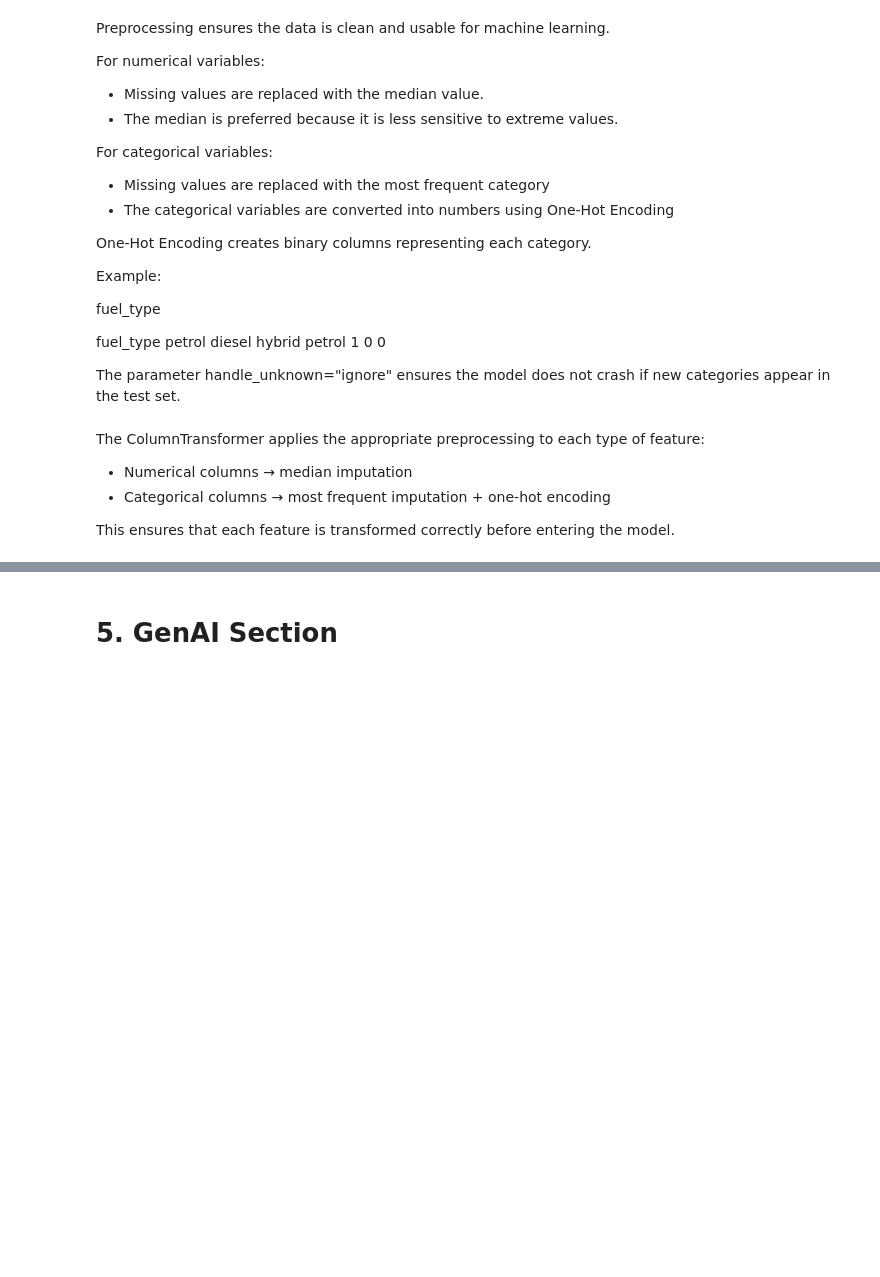
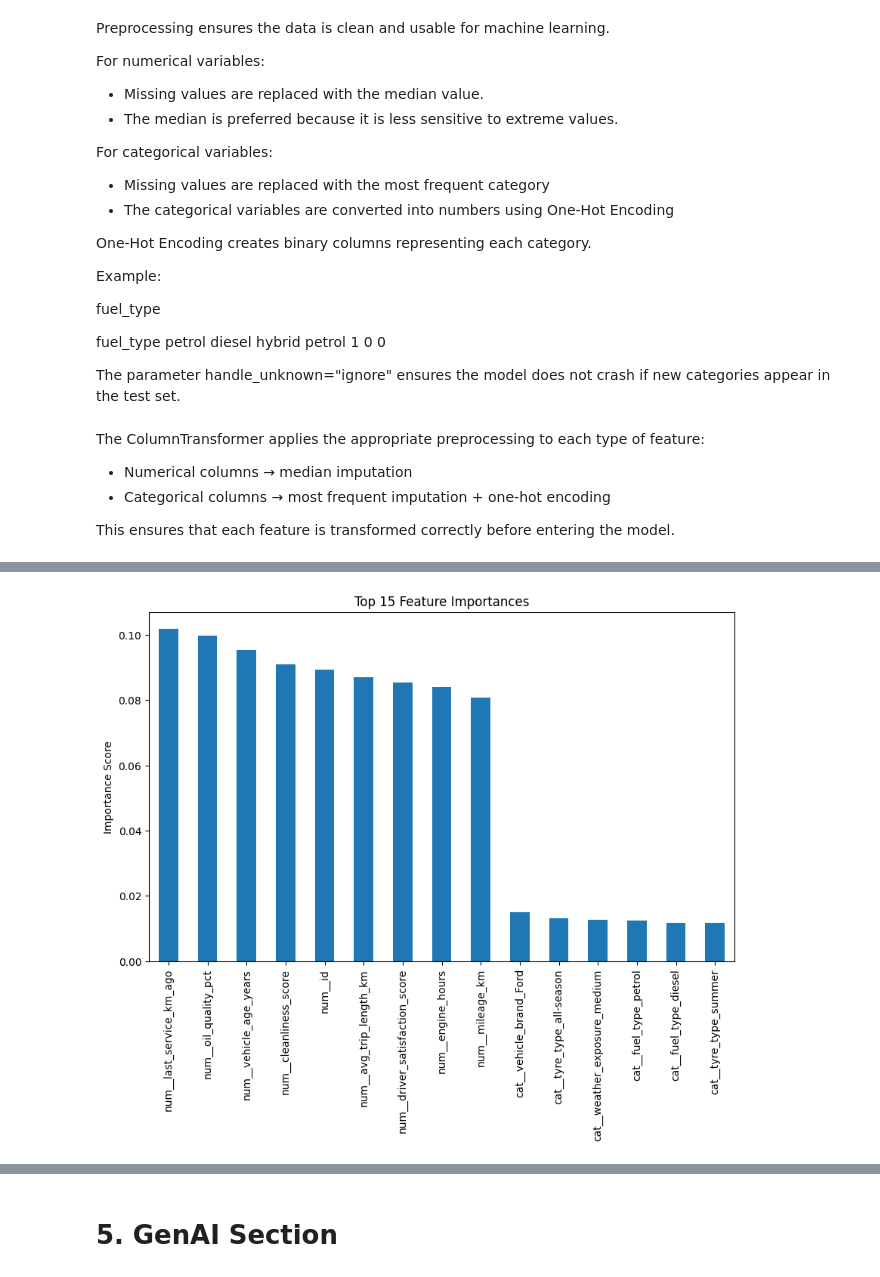
Before and after one commit to mariamhubi/Machine-learning-ML-project, a Jupyter notebook: car-breakdown-prediction/CarBreakdownPrediction.ipynb, the cells around one changed output, grey strips where cells are left out. Saved outputs shown, nothing was run; the diff lists cells and outputs as text; code cells hidden in the pictures; blank space fills up the shorter version.

```diff
--- a/car-breakdown-prediction/CarBreakdownPrediction.ipynb
+++ b/car-breakdown-prediction/CarBreakdownPrediction.ipynb
@@ -522,0 +519,13 @@ submission.head()
+# %%
+importances = rf_model.feature_importances_
+
+feat_imp = pd.Series(importances, index=feature_names)
+feat_imp = feat_imp.sort_values(ascending=False)
+
+plt.figure(figsize=(10,6))
+feat_imp.head(15).plot(kind="bar")
+plt.title("Top 15 Feature Importances")
+plt.ylabel("Importance Score")
+plt.show()
+# %% [output]
+[figure, added]
```
Also changed, not shown: parts of 26 cells of this notebook.
